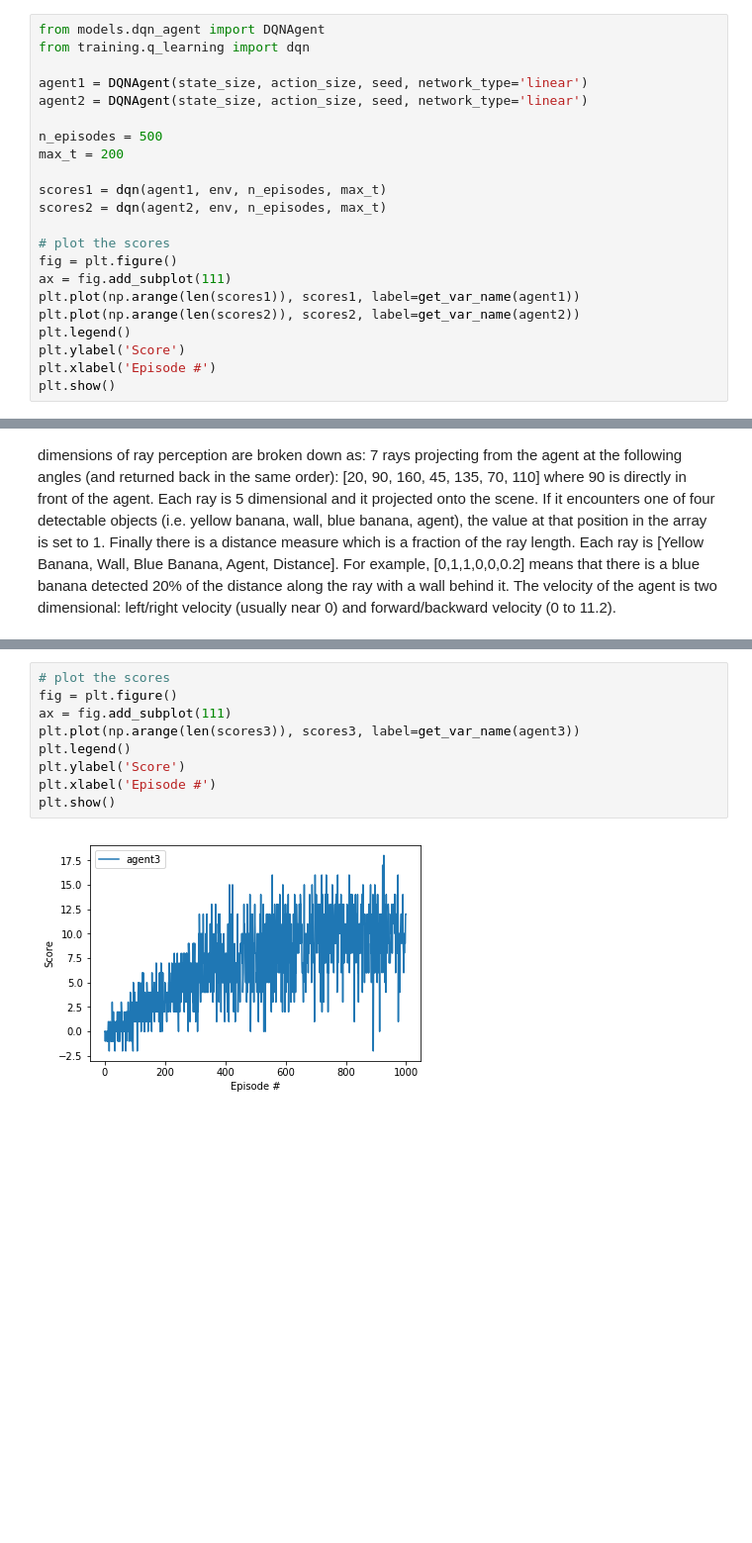
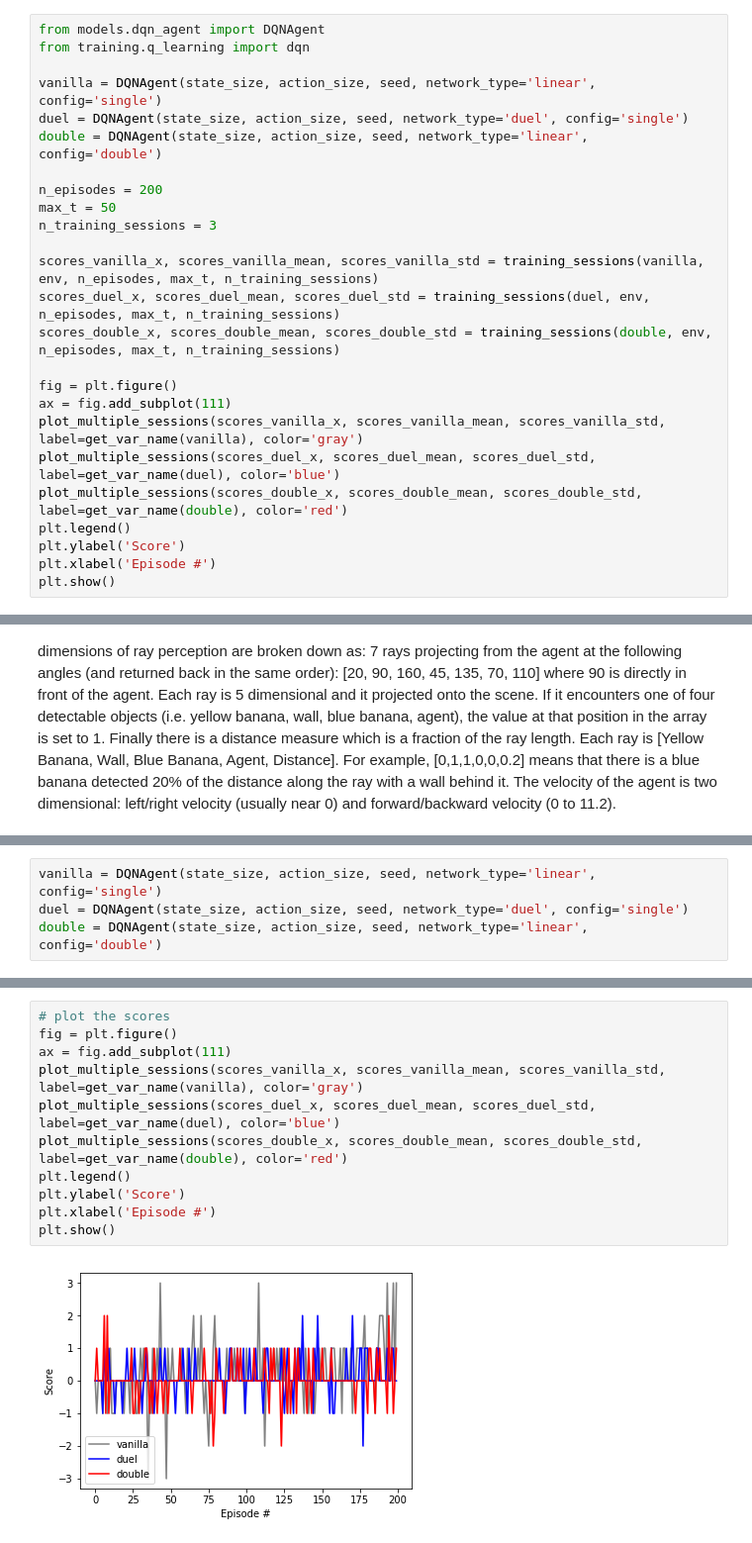
Before and after one commit to tessavdheiden/deep-rl-udacity, a Jupyter notebook: Report.ipynb, the cells around one changed output, grey strips where cells are left out. Shown: that part at 99% size. Cells and saved outputs as stored; diff of their text form; blank space fills up the shorter version.

```diff
--- a/Report.ipynb
+++ b/Report.ipynb
@@ -47,20 +75,23 @@ Number of actions:  4
 from models.dqn_agent import DQNAgent
 from training.q_learning import dqn
 
-agent1 = DQNAgent(state_size, action_size, seed, network_type='linear')
-agent2 = DQNAgent(state_size, action_size, seed, network_type='linear')
+vanilla = DQNAgent(state_size, action_size, seed, network_type='linear', config='single')
+duel = DQNAgent(state_size, action_size, seed, network_type='duel', config='single')
+double = DQNAgent(state_size, action_size, seed, network_type='linear', config='double')
 
-n_episodes = 500
-max_t = 200
+n_episodes = 200
+max_t = 50
+n_training_sessions = 3
 
-scores1 = dqn(agent1, env, n_episodes, max_t)
-scores2 = dqn(agent2, env, n_episodes, max_t)
+scores_vanilla_x, scores_vanilla_mean, scores_vanilla_std = training_sessions(vanilla, env, n_episodes, max_t, n_training_sessions)
+scores_duel_x, scores_duel_mean, scores_duel_std = training_sessions(duel, env, n_episodes, max_t, n_training_sessions)
+scores_double_x, scores_double_mean, scores_double_std = training_sessions(double, env, n_episodes, max_t, n_training_sessions)
 
-# plot the scores
 fig = plt.figure()
 ax = fig.add_subplot(111)
-plt.plot(np.arange(len(scores1)), scores1, label=get_var_name(agent1))
-plt.plot(np.arange(len(scores2)), scores2, label=get_var_name(agent2))
+plot_multiple_sessions(scores_vanilla_x, scores_vanilla_mean, scores_vanilla_std, label=get_var_name(vanilla), color='gray')
+plot_multiple_sessions(scores_duel_x, scores_duel_mean, scores_duel_std, label=get_var_name(duel), color='blue')
+plot_multiple_sessions(scores_double_x, scores_double_mean, scores_double_std, label=get_var_name(double), color='red')
 plt.legend()
 plt.ylabel('Score')
 plt.xlabel('Episode #')
@@ -209,0 +225,4 @@ Score: [0.0, 0.0, -1.0, 0.0, 0.0, 0.0, 0.0, -1.0, -1.0, 0.0, -1.0, 0.0, 1.0, 1.0
+# %%
+vanilla = DQNAgent(state_size, action_size, seed, network_type='linear', config='single')
+duel = DQNAgent(state_size, action_size, seed, network_type='duel', config='single')
+double = DQNAgent(state_size, action_size, seed, network_type='linear', config='double')
@@ -210,11 +237,13 @@ Score: [0.0, 0.0, -1.0, 0.0, 0.0, 0.0, 0.0, -1.0, -1.0, 0.0, -1.0, 0.0, 1.0, 1.0
 # %%
 # plot the scores
 fig = plt.figure()
 ax = fig.add_subplot(111)
-plt.plot(np.arange(len(scores3)), scores3, label=get_var_name(agent3))
+plot_multiple_sessions(scores_vanilla_x, scores_vanilla_mean, scores_vanilla_std, label=get_var_name(vanilla), color='gray')
+plot_multiple_sessions(scores_duel_x, scores_duel_mean, scores_duel_std, label=get_var_name(duel), color='blue')
+plot_multiple_sessions(scores_double_x, scores_double_mean, scores_double_std, label=get_var_name(double), color='red')
 plt.legend()
 plt.ylabel('Score')
 plt.xlabel('Episode #')
 plt.show()
 # %% [output]
-[figure, old version]
+[figure, new version]
```
Also changed, not shown: parts of 21 cells of this notebook, 6 other files.
